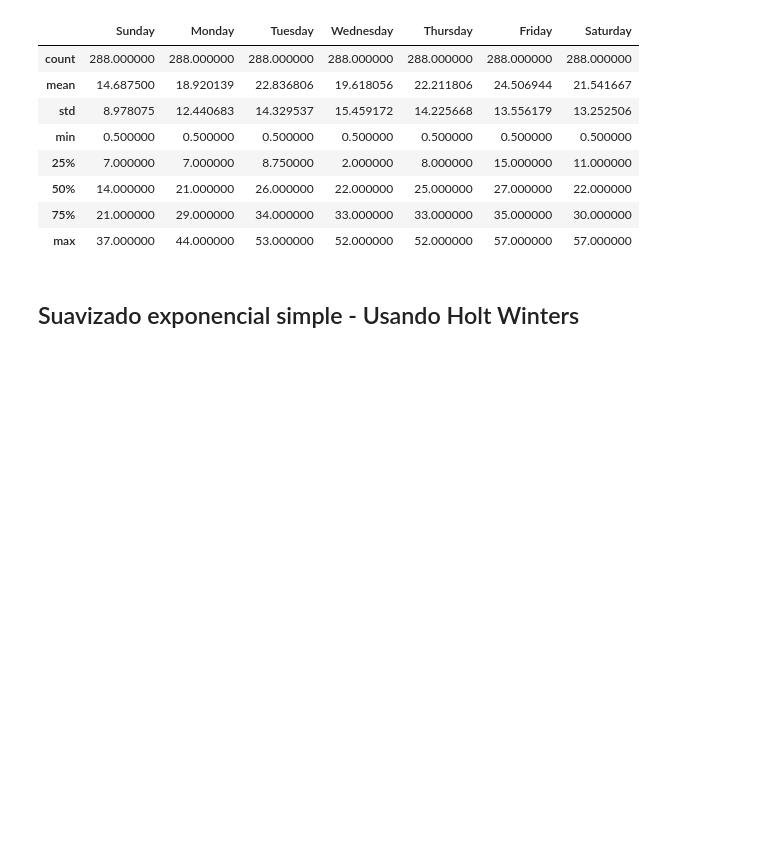
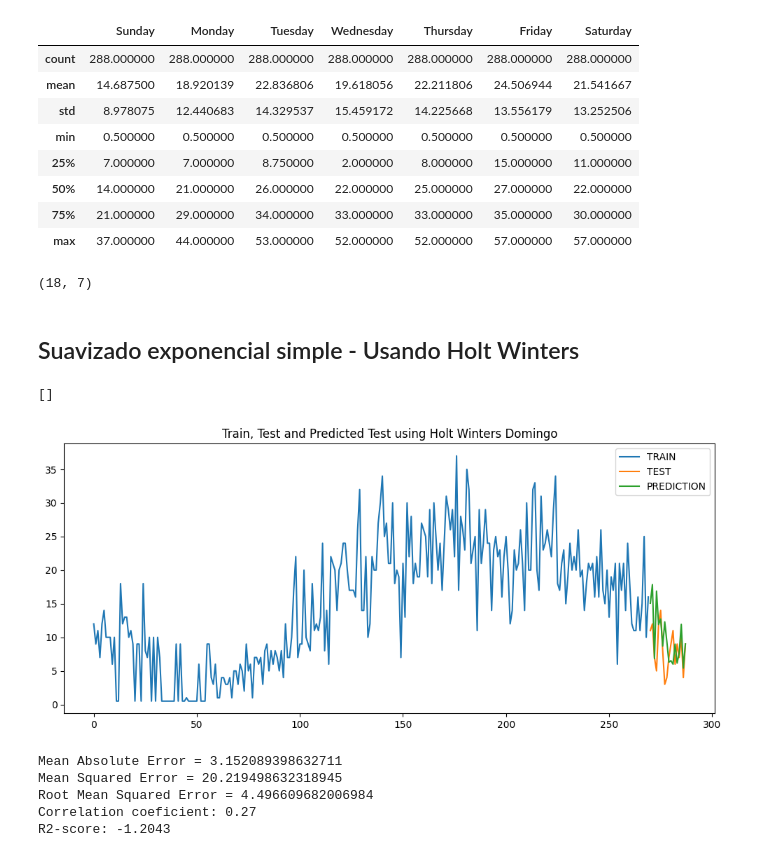
Before and after one commit to KevinrealG/Series_de_tiempo, a Jupyter notebook: 01_Time_Series_pred.ipynb, the cells around one changed output. Drawn from its saved outputs; the diff is of its cells as text; code cells hidden in the pictures; blank space fills up the shorter version.

```diff
--- a/01_Time_Series_pred.ipynb
+++ b/01_Time_Series_pred.ipynb
@@ -302,7 +302,10 @@ data_mul.describe()
 | max | 37.000000 | 44.000000 | 53.000000 | 52.000000 | 52.000000 | 57.000000 | 57.000000 |
 # %%
 # separar datos
-data_train = data_mul[:240]
-data_test = data_mul[240:]
+data_train = data_mul[:270]
+data_test = data_mul[270:]
+data_test.shape
+# %% [output]
+(18, 7)
 # %% [markdown]
 ## Suavizado exponencial simple - Usando Holt Winters
@@ -311,0 +312,16 @@ plt.legend()
+# %%
+
+fitted_model = ExponentialSmoothing(data_train['Sunday'], trend='mul',
+                    seasonal='multiplicative', seasonal_periods= 18).fit(smoothing_level =0.15,
+                                                                        smoothing_trend = 0.3,
+                                                                        smoothing_seasonal = 0.7)
+
+test_predictions = fitted_model.forecast(18).rename('HW Test Forecast')
+data_train['Sunday'].plot(legend=True,label='TRAIN')
+data_test['Sunday'].plot(legend=True,label='TEST',figsize=(12,5))
+test_predictions.plot(legend=True,label='PREDICTION')
+plt.title('Train, Test and Predicted Test using Holt Winters Domingo')
+plt.plot()
+# %% [output]
+[]
+[figure, added]
@@ -311,0 +332,14 @@ plt.legend()
+# %%
+test_domingo = data_test['Sunday']
+
+print(f'Mean Absolute Error = {mean_absolute_error(test_domingo,test_predictions)}')
+print(f'Mean Squared Error = {mean_squared_error(test_domingo,test_predictions)}')
+print(f'Root Mean Squared Error = {np.sqrt(mean_squared_error(test_domingo,test_predictions))}')
+print(f'Correlation coeficient:', round(np.corrcoef(test_domingo,test_predictions)[0][1], 2))
+print(f'R2-score:', round(r2_score(test_domingo,test_predictions), 4))
+# %% [output]
+Mean Absolute Error = 3.152089398632711
+Mean Squared Error = 20.219498632318945
+Root Mean Squared Error = 4.496609682006984
+Correlation coeficient: 0.27
+R2-score: -1.2043
```
Also changed, not shown: parts of 10 cells of this notebook.
